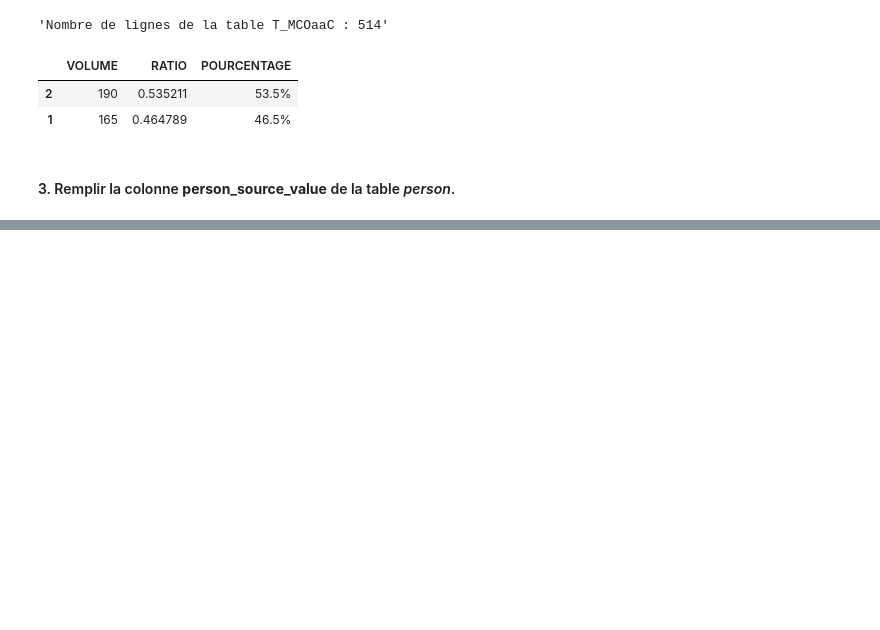
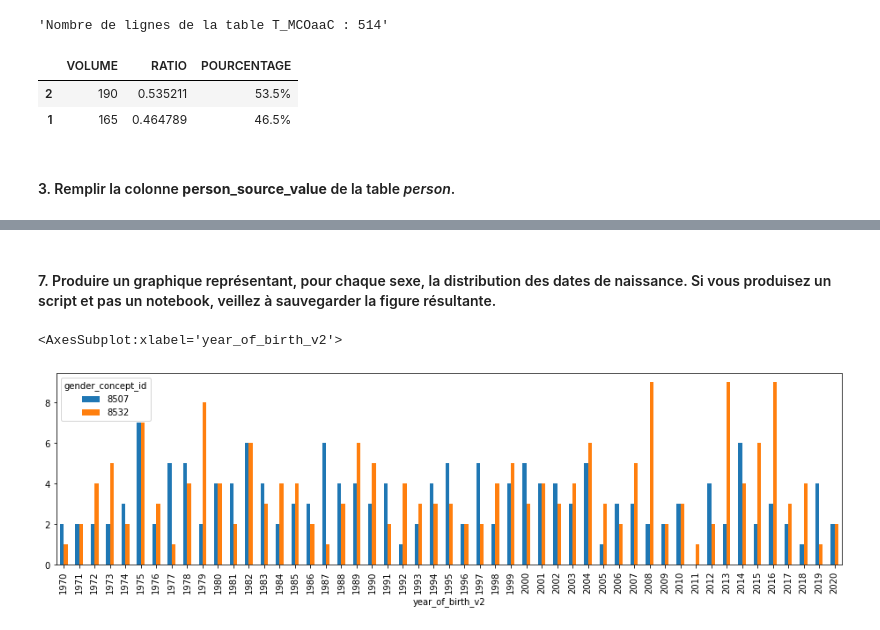
Before and after one commit to salishrodinger/Test_HDH, a Jupyter notebook: test_snds.ipynb, the cells around one changed output, grey strips where cells are left out. Drawn from its saved outputs; the diff is of its cells as text; code cells hidden in the pictures; blank space fills up the shorter version.

```diff
--- a/test_snds.ipynb
+++ b/test_snds.ipynb
@@ -107,0 +205,7 @@ pd.DataFrame({'VOLUME': volume, 'RATIO': ratio, 'POURCENTAGE': pourcentage})
+# %%
+
+def generate_id(s):
+    return abs(hash(s)) % (10 ** 10)
+
+cleaned_df2['person_id'] = cleaned_df2['person_source_value'].apply(generate_id)
+cleaned_df2
@@ -107,0 +228,8 @@ pd.DataFrame({'VOLUME': volume, 'RATIO': ratio, 'POURCENTAGE': pourcentage})
+# %%
+def calculate_year_birth (age):
+    currentYear = dt.now().year
+    yearOfBirth = int(currentYear - age)
+    return yearOfBirth
+
+cleaned_df2['year_of_birth'] = cleaned_df2['AGE_ANN'].apply(calculate_year_birth)
+cleaned_df2
@@ -107,0 +250,4 @@ pd.DataFrame({'VOLUME': volume, 'RATIO': ratio, 'POURCENTAGE': pourcentage})
+# %%
+# reformatage de la date de naissance
+cleaned_df2["EXE_SOI_DTD"] = pd.to_datetime(cleaned_df2['EXE_SOI_DTD'], format='%d%b%Y:%H:%M:%S')
+cleaned_df2
@@ -107,0 +268,3 @@ pd.DataFrame({'VOLUME': volume, 'RATIO': ratio, 'POURCENTAGE': pourcentage})
+# %%
+cleaned_df2["year_of_birth_v2"] = pd.DatetimeIndex(cleaned_df2['EXE_SOI_DTD']).year
+cleaned_df2
@@ -107,0 +285,2 @@ pd.DataFrame({'VOLUME': volume, 'RATIO': ratio, 'POURCENTAGE': pourcentage})
+# %% [markdown]
+#### 7. Produire un graphique représentant, pour chaque sexe, la distribution des dates de naissance. Si vous produisez un script et pas un notebook, veillez à sauvegarder la figure résultante.
@@ -107,0 +290,7 @@ pd.DataFrame({'VOLUME': volume, 'RATIO': ratio, 'POURCENTAGE': pourcentage})
+# %%
+by_year_gender = cleaned_df2.groupby(["year_of_birth_v2","gender_concept_id"])
+year_gen_sz = by_year_gender.size().unstack()
+year_gen_sz.plot(kind='bar', figsize=(16,4))
+# %% [output]
+<AxesSubplot:xlabel='year_of_birth_v2'>
+[figure, added]
```
Also changed, not shown: parts of 22 cells of this notebook, 2 other files.
